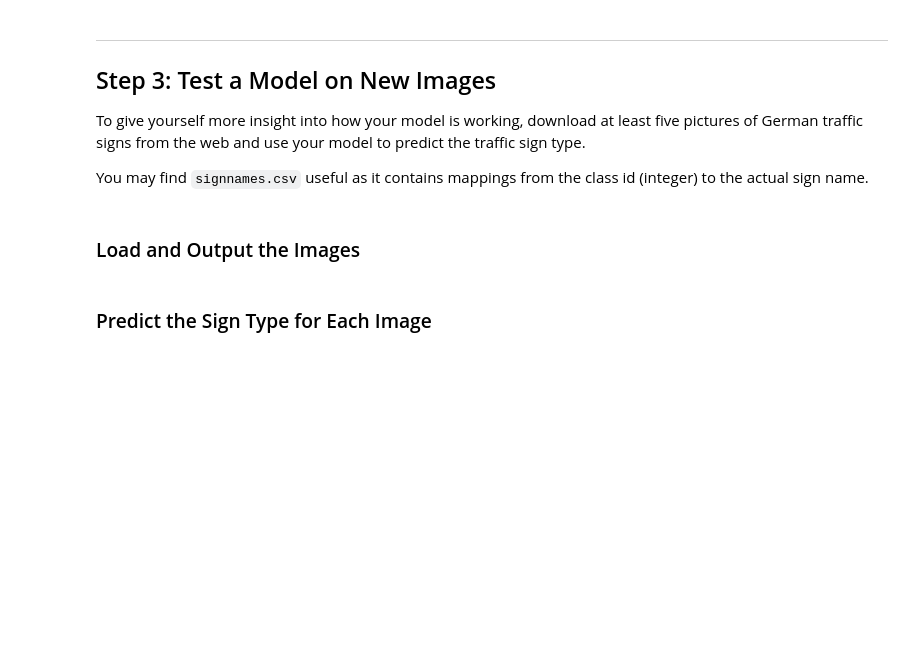
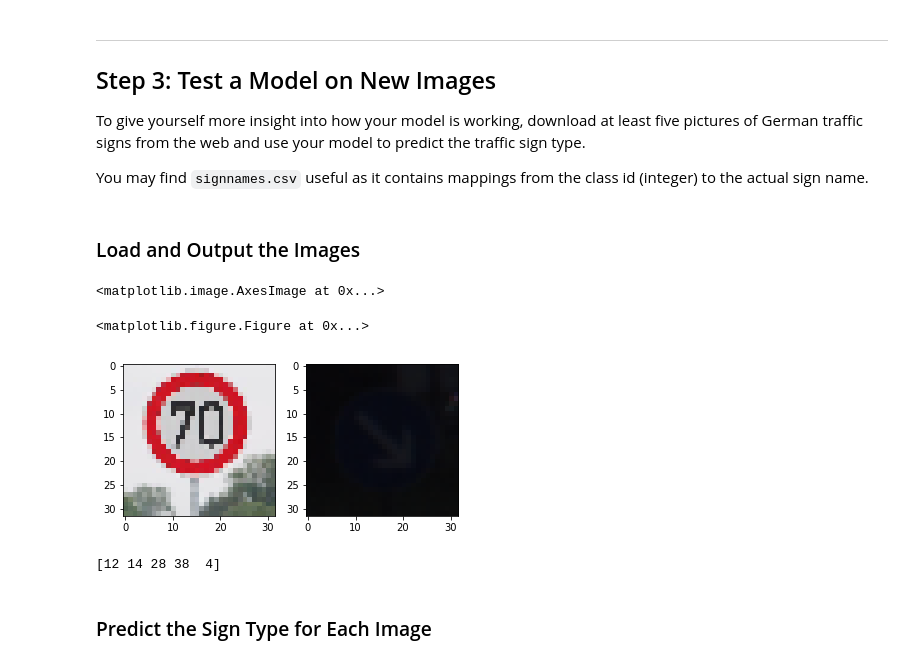
Before and after one commit to ionut-damian/udct_carnd_trafficsign, a Jupyter notebook: Traffic_Sign_Classifier.ipynb, the cells around one changed output. Drawn from its saved outputs; the diff is of its cells as text; code cells hidden in the pictures; blank space fills up the shorter version.

```diff
--- a/Traffic_Sign_Classifier.ipynb
+++ b/Traffic_Sign_Classifier.ipynb
@@ -190,19 +190,20 @@ def conv2d(x, W, b, strides=1):
     x = tf.nn.bias_add(x, b)
     return tf.nn.relu(x)
 
-def maxpool2d(x, k=2):
+def pooling(x, k=2):
+    #return tf.nn.avg_pool(
     return tf.nn.max_pool(
         x,
         ksize=[1, k, k, 1],
         strides=[1, k, k, 1],
         padding='VALID')
 
-def createVar(shape):
+def createVar(shape, namestr):
     # Arguments used for tf.truncated_normal, randomly defines variables for the weights and biases for each layer
     mu = 0
     sigma = 0.1
 
-    return tf.Variable(tf.truncated_normal(shape, mu, sigma))
+    return tf.Variable(tf.truncated_normal(shape, mu, sigma), name=namestr)
 # %%
 from tensorflow.contrib.layers import flatten
 
@@ -342,15 +326,17 @@ def evaluate(X_data, y_data):
         total_accuracy += (accuracy * len(batch_x))
     return total_accuracy / num_examples
 # %%
-EPOCHS = 1
+EPOCHS = 10
 BATCH_SIZE = 64
 
 # Train the model
 with tf.Session() as sess:
     sess.run(tf.global_variables_initializer())
-    #num_examples = len(X_train)
+
+    num_examples = len(X_train)
+
     # reduce train size for debugging
-    num_examples = BATCH_SIZE * 100
+    #num_examples = BATCH_SIZE * 100
 
     print("Training...")
     print()
@@ -392,3 +388,56 @@ You may find `signnames.csv` useful as it contains mappings from the class id (i
+# %%
+from PIL import Image
+import cv2
+
+def loadImage(path):
+    image = Image.open(path)
+    image.load()
+    image.thumbnail((32,32), Image.ANTIALIAS)
+    return image
+
+def loadImageCV2(path):
+    image = cv2.imread(path)
+    image = cv2.cvtColor(image, cv2.COLOR_BGR2RGB)
+    image = cv2.resize(image, (32,32), interpolation = cv2.INTER_CUBIC)
+    return image#np.array(image, dtype=np.float32)
+
+
+image = loadImageCV2("./new_images/4_1.jpg")
+
+# for comparisson, get a similar image from train set
+for i in range(len(train['labels'])):
+    if train['labels'][i] == 38:
+        break
+
+plt.figure(figsize=(1,1))
+f, subplt = plt.subplots(1,2)
+subplt[0].imshow(image)
+subplt[1].imshow(train['features'][i])
+# %% [output]
+<matplotlib.image.AxesImage at 0x...>
+<matplotlib.figure.Figure at 0x...>
+[figure, added]
+# %%
+import glob
+import ntpath
+
+
+# build array with all images
+files = glob.glob('./new_images/*.jpg')
+
+X_test2 = np.zeros((len(files),32,32,3))
+y_test2 = np.zeros((len(files),), dtype=np.int32)
+cnt = 0
+
+for file in files:
+    X_test2[cnt] = loadImageCV2(file)
+    basename = ntpath.basename(file)
+    y_test2[cnt] = int(basename[:basename.find(".")])
+    cnt += 1
+
+print(y_test2)
+# %% [output]
+[12 14 28 38  4]
 # %% [markdown]
 ### Predict the Sign Type for Each Image
 # %%
```
Also changed, not shown: parts of 8 cells of this notebook, 5 other files.
